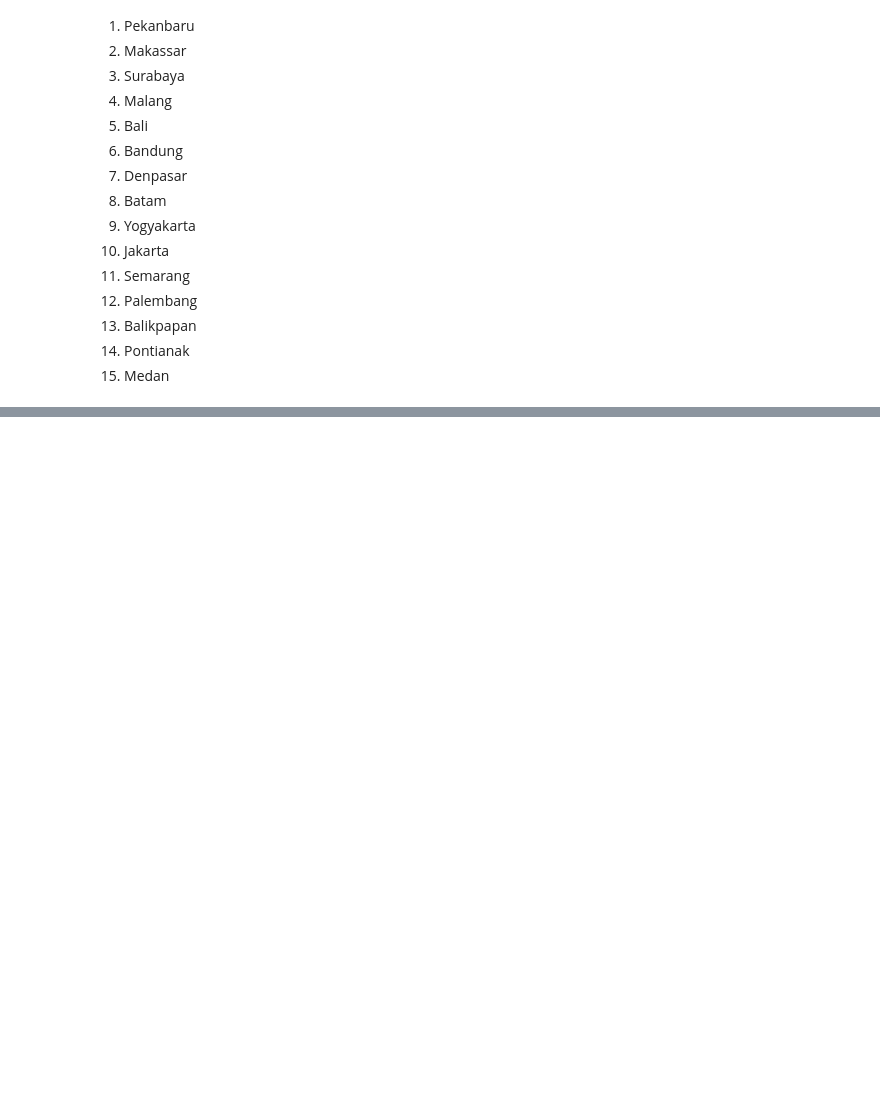
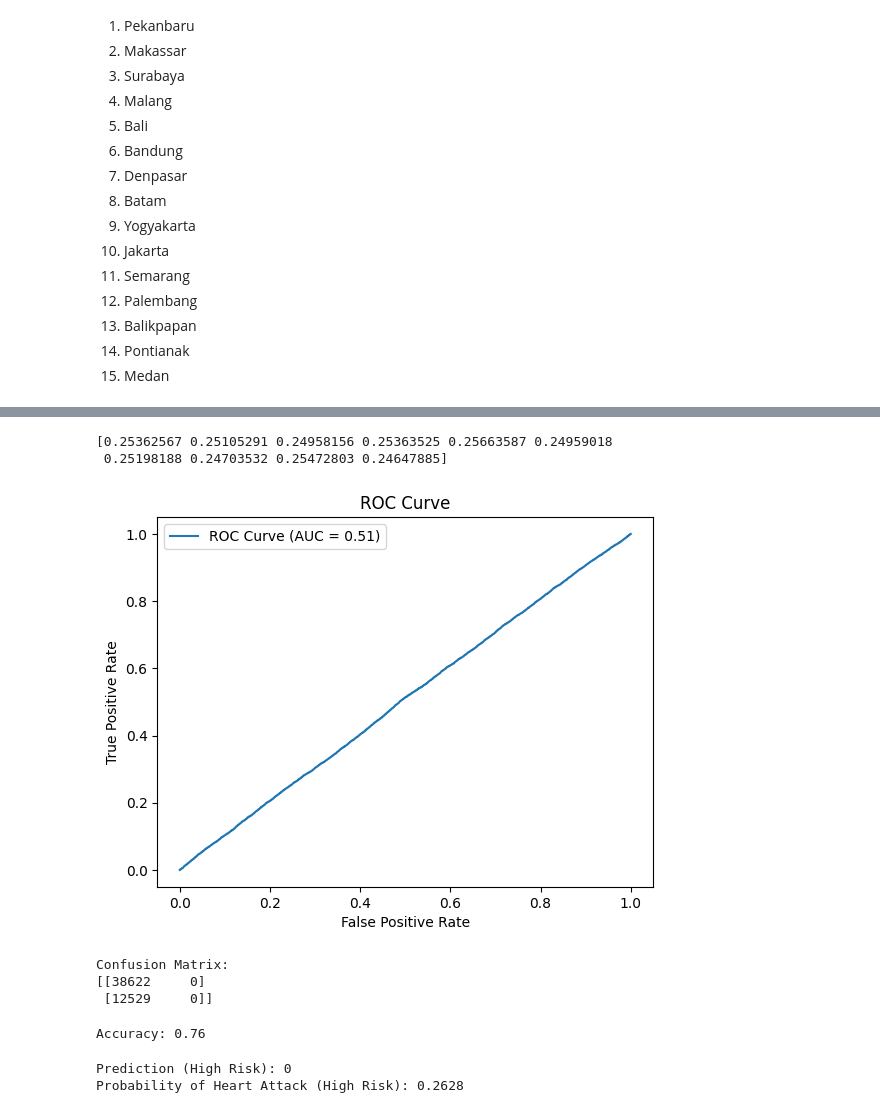
Before and after one commit to Fatur-Maulidan/Heart-Attack-Indonesia-Data-Mining-CRISPDM, a Jupyter notebook: data_mining.ipynb, the cells around one changed output, grey strips where cells are left out. Drawn from its saved outputs; the diff is of its cells as text; code cells hidden in the pictures; blank space fills up the shorter version.

```diff
--- a/data_mining.ipynb
+++ b/data_mining.ipynb
@@ -161,0 +256,3 @@ array(['Pekanbaru', 'Makassar', 'Surabaya', 'Malang', 'Bali', 'Bandung',
+# %%
+x = heart_attack_model[['Age', 'Cholesterol', 'BMI', 'SleepHours', 'AirQualityIndex']]  # independent variables
+y = heart_attack_model['HeartAttack']  # dependent variable
@@ -161,0 +280,2 @@ array(['Pekanbaru', 'Makassar', 'Surabaya', 'Malang', 'Bali', 'Bandung',
+# %%
+x_resampled, x_test, y_resampled, y_test = train_test_split(x, y, test_size=0.3)
@@ -161,0 +312,13 @@ array(['Pekanbaru', 'Makassar', 'Surabaya', 'Malang', 'Bali', 'Bandung',
+# %%
+# Logistic regression
+model = LogisticRegression(random_state=42)
+model.fit(x_resampled, y_resampled)
+
+# Predictions
+predictions = model.predict(x_test)
+# %%
+probs = model.predict_proba(x_test)[:, 1]  # Probabilities for the positive class (HeartAttack = 1)
+print(probs[:10])  # Print the first 10 probabilities
+# %% [output]
+[0.25362567 0.25105291 0.24958156 0.25363525 0.25663587 0.24959018
+ 0.25198188 0.24703532 0.25472803 0.24647885]
@@ -161,0 +328,43 @@ array(['Pekanbaru', 'Makassar', 'Surabaya', 'Malang', 'Bali', 'Bandung',
+# %%
+fpr, tpr, _ = roc_curve(y_test, probs)
+auc_score = roc_auc_score(y_test, probs)
+
+plt.figure()
+plt.plot(fpr, tpr, label=f"ROC Curve (AUC = {auc_score:.2f})")
+plt.xlabel("False Positive Rate")
+plt.ylabel("True Positive Rate")
+plt.title("ROC Curve")
+plt.legend()
+plt.show()
+# %% [output]
+[figure, added]
+# %%
+conf_matrix = confusion_matrix(y_test, predictions)
+print("Confusion Matrix:")
+print(conf_matrix)
+# %% [output]
+Confusion Matrix:
+[[38622     0]
+ [12529     0]]
+# %%
+accuracy = accuracy_score(y_test, predictions)
+print(f"Accuracy: {accuracy:.2f}")
+# %% [output]
+Accuracy: 0.76
+# %%
+new_data_high_risk = pd.DataFrame({
+    "Age": [65],                # Usia lebih tua
+    "Cholesterol": [300],       # Kolesterol sangat tinggi
+    "BMI": [35],                # BMI obesitas
+    "SleepHours": [3],          # Kurang tidur
+    "AirQualityIndex": [200]    # Kualitas udara buruk
+})
+
+high_risk_prediction = model.predict(new_data_high_risk)
+high_risk_probability = model.predict_proba(new_data_high_risk)[:, 1]
+
+print(f"Prediction (High Risk): {high_risk_prediction[0]}")
+print(f"Probability of Heart Attack (High Risk): {high_risk_probability[0]:.4f}")
+# %% [output]
+Prediction (High Risk): 0
+Probability of Heart Attack (High Risk): 0.2628
```
Also changed, not shown: parts of 16 cells of this notebook.
